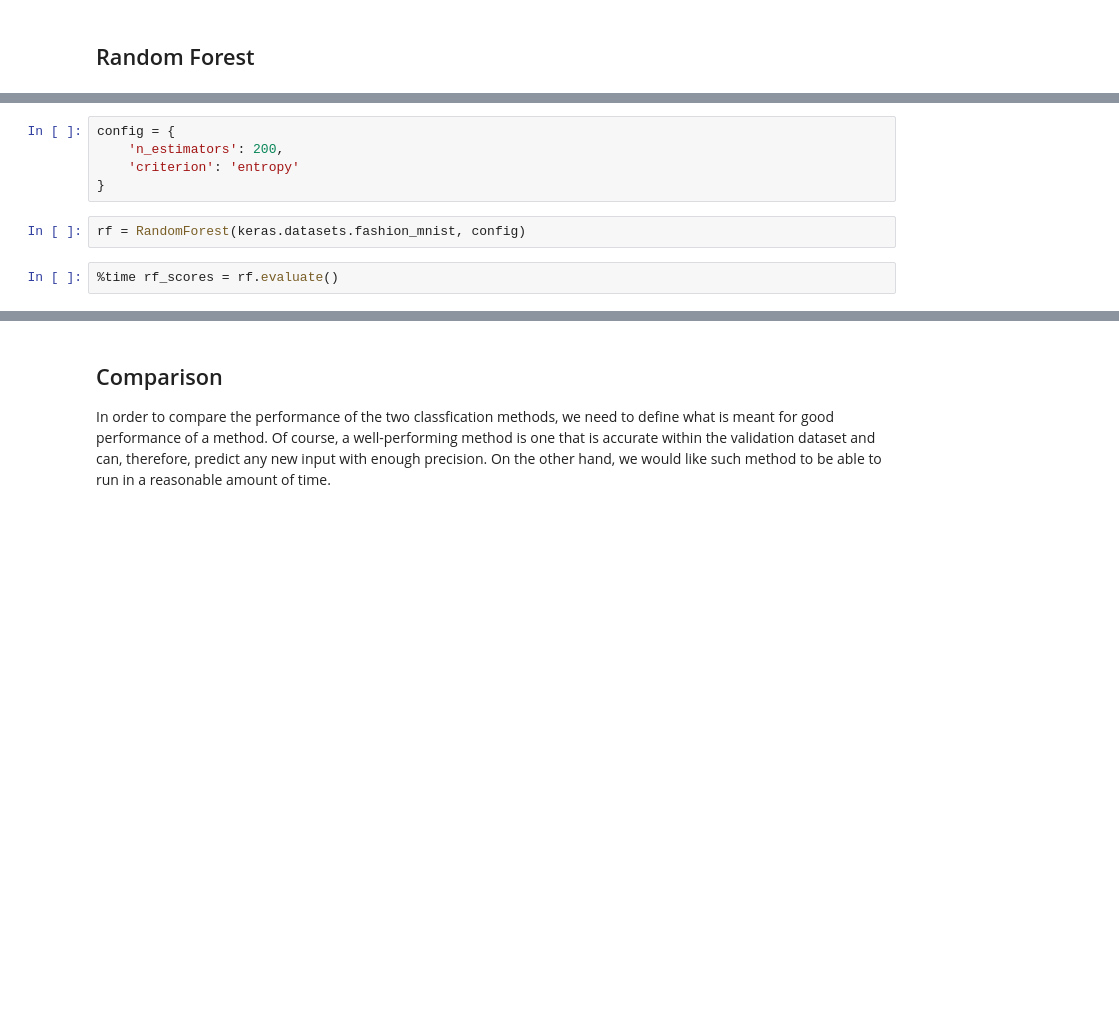
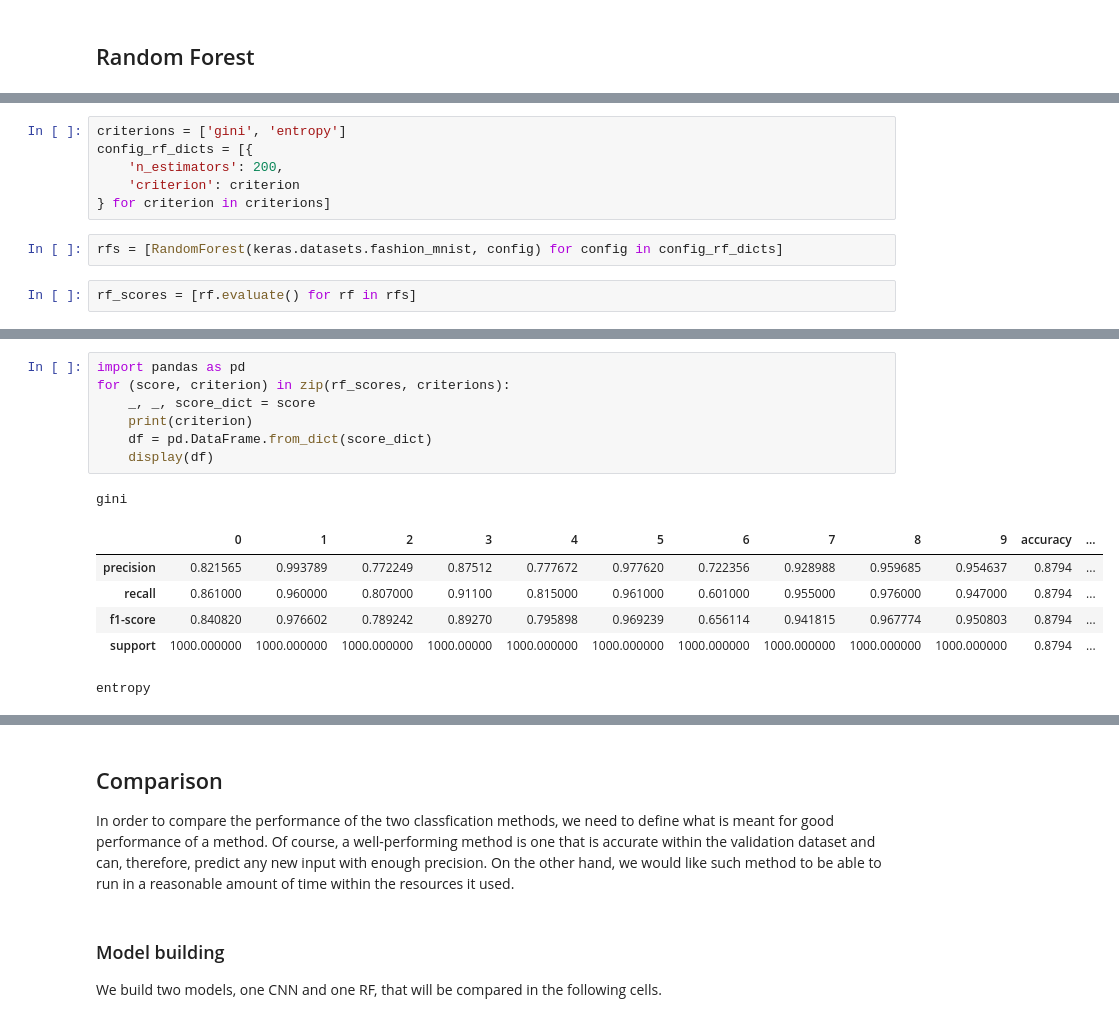
Before and after one commit to VLTSML26/cnn-randomforest, a Jupyter notebook: notebook.ipynb, the cells around one changed output, grey strips where cells are left out. Cells and saved outputs as stored; diff of their text form; blank space fills up the shorter version.

```diff
--- a/notebook.ipynb
+++ b/notebook.ipynb
@@ -95,9 +97,10 @@ display(aa)
 # %%
-config = {
+criterions = ['gini', 'entropy']
+config_rf_dicts = [{
     'n_estimators': 200,
-    'criterion': 'entropy'
-}
+    'criterion': criterion
+} for criterion in criterions]
 # %%
-rf = RandomForest(keras.datasets.fashion_mnist, config)
+rfs = [RandomForest(keras.datasets.fashion_mnist, config) for config in config_rf_dicts]
 # %%
-%time rf_scores = rf.evaluate()
+rf_scores = [rf.evaluate() for rf in rfs]
@@ -106,0 +107,15 @@ Wall time: 2min 22s
+# %%
+import pandas as pd
+for (score, criterion) in zip(rf_scores, criterions):
+    _, _, score_dict = score
+    print(criterion)
+    df = pd.DataFrame.from_dict(score_dict)
+    display(df)
+# %% [output]
+gini
+|  | 0 | 1 | 2 | 3 | 4 | 5 | 6 | 7 | 8 | 9 | accuracy | ... |
+| precision | 0.821565 | 0.993789 | 0.772249 | 0.87512 | 0.777672 | 0.977620 | 0.722356 | 0.928988 | 0.959685 | 0.954637 | 0.8794 | ... |
+| recall | 0.861000 | 0.960000 | 0.807000 | 0.91100 | 0.815000 | 0.961000 | 0.601000 | 0.955000 | 0.976000 | 0.947000 | 0.8794 | ... |
+| f1-score | 0.840820 | 0.976602 | 0.789242 | 0.89270 | 0.795898 | 0.969239 | 0.656114 | 0.941815 | 0.967774 | 0.950803 | 0.8794 | ... |
+| support | 1000.000000 | 1000.000000 | 1000.000000 | 1000.00000 | 1000.000000 | 1000.000000 | 1000.000000 | 1000.000000 | 1000.000000 | 1000.000000 | 0.8794 | ... |
+entropy
@@ -109,5 +129,9 @@ Wall time: 2min 22s
 
 In order to compare the performance of the two classfication methods, we need to define what is meant for good performance of a method.
 Of course, a well-performing method is one that is accurate within the validation dataset and can, therefore, predict any new input with enough precision.
-On the other hand, we would like such method to be able to run in a reasonable amount of time.
+On the other hand, we would like such method to be able to run in a reasonable amount of time within the resources it used.
+# %% [markdown]
+### Model building
+
+We build two models, one CNN and one RF, that will be compared in the following cells.
 # %%
```
Also changed, not shown: parts of 18 cells of this notebook, 1 other file.
